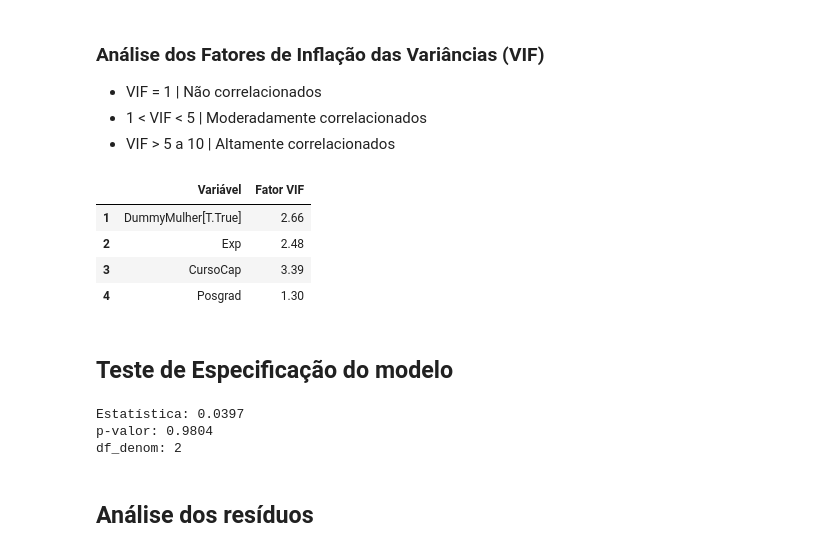
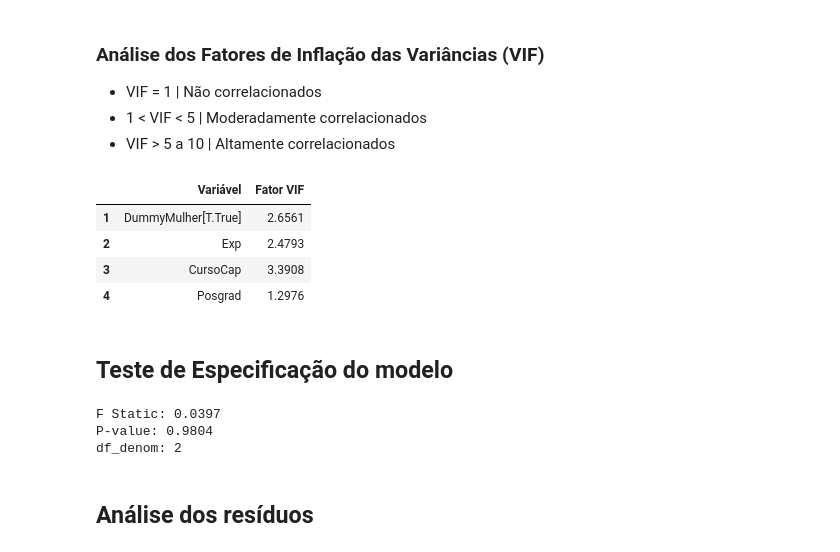
Before and after one commit to HerickSilva9/Aplicacoes-MCRL, a Jupyter notebook: main.ipynb, the cells around one changed output. Drawn from its saved outputs; the diff is of its cells as text; code cells hidden in the pictures.

```diff
--- a/main.ipynb
+++ b/main.ipynb
@@ -168,34 +192,34 @@ plt.show()
 # %%
 # Definindo o modelo para cálculo do VIF (Variance Inflation Factors)
 
 # Ajustando a regressão para cálculo do VIF
 y, X = dmatrices('Sal ~ Exp + CursoCap + DummyMulher + Posgrad', df, return_type='dataframe')
 
-# Calculando VIF
+# Calculando VIF e adicionando em um DataFrame
 vif = pd.DataFrame()
 vif["Variável"] = X.columns
 vif["Fator VIF"] = [variance_inflation_factor(X.values, i) for i in range(X.shape[1])]
 
 # Visualizar VIF das variáveis independentes
-vif.loc[1:4].round(2)
+vif.loc[1:4].round(4)
 # %% [output]
 |  | Variável | Fator VIF |
-| 1 | DummyMulher[T.True] | 2.66 |
-| 2 | Exp | 2.48 |
-| 3 | CursoCap | 3.39 |
-| 4 | Posgrad | 1.30 |
+| 1 | DummyMulher[T.True] | 2.6561 |
+| 2 | Exp | 2.4793 |
+| 3 | CursoCap | 3.3908 |
+| 4 | Posgrad | 1.2976 |
 # %% [markdown]
 ## Teste de Especificação do modelo
 # %%
 # Teste RESET (Ramsey Regression Equation Specification Error Test)
 reset = dg.linear_reset(fit, power = 3)
 
-print(f'Estatística: {reset.statistic:0.04f}\n'
-      f'p-valor: {reset.pvalue:0.04f}\n'
+print(f'F Static: {reset.statistic:0.04f}\n'
+      f'P-value: {reset.pvalue:0.04f}\n'
       f'df_denom: {int(reset.df_denom)}')
 # %% [output]
-Estatística: 0.0397
-p-valor: 0.9804
+F Static: 0.0397
+P-value: 0.9804
 df_denom: 2
 # %% [markdown]
 ## Análise dos resíduos
```
Also changed, not shown: parts of 7 cells of this notebook.
